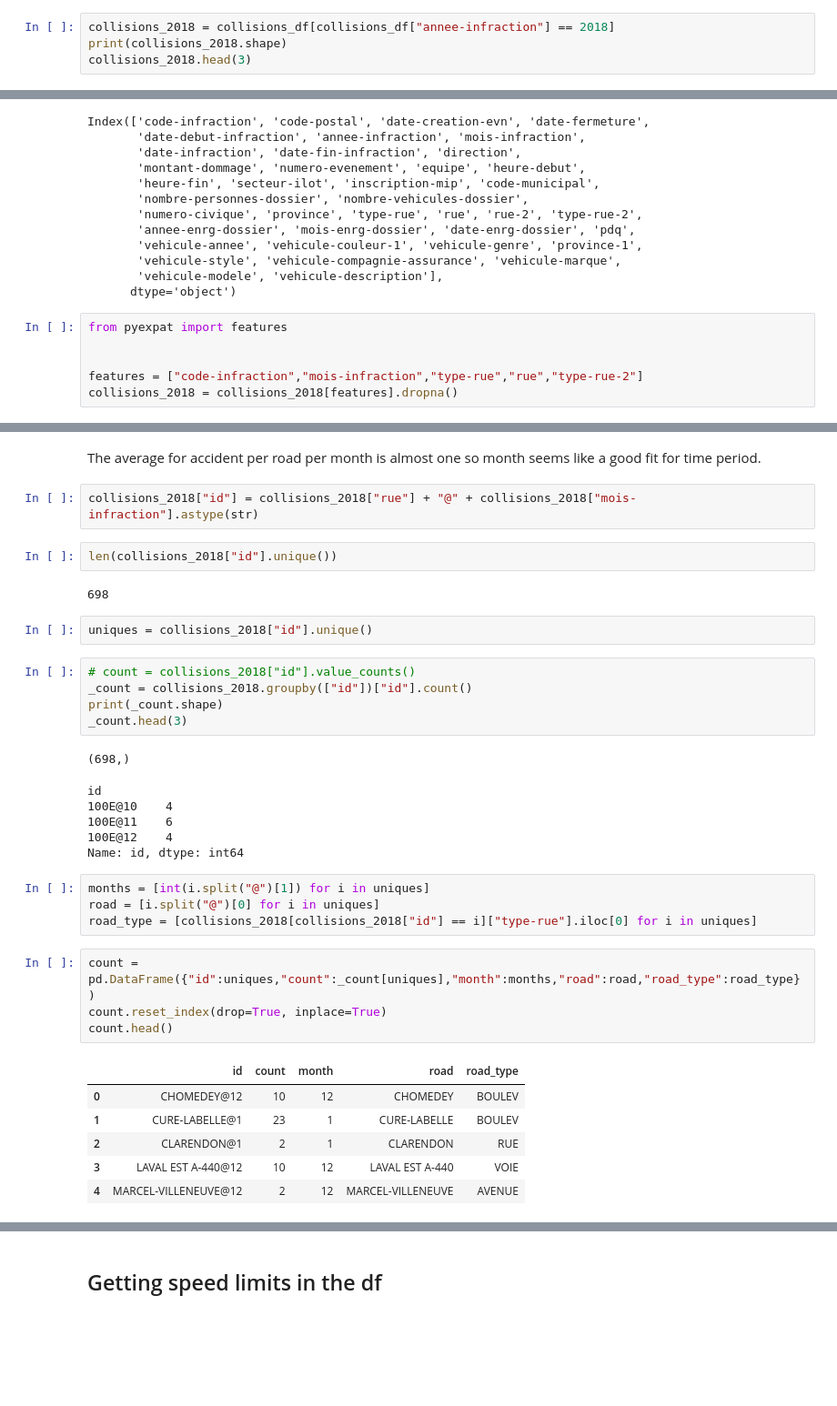
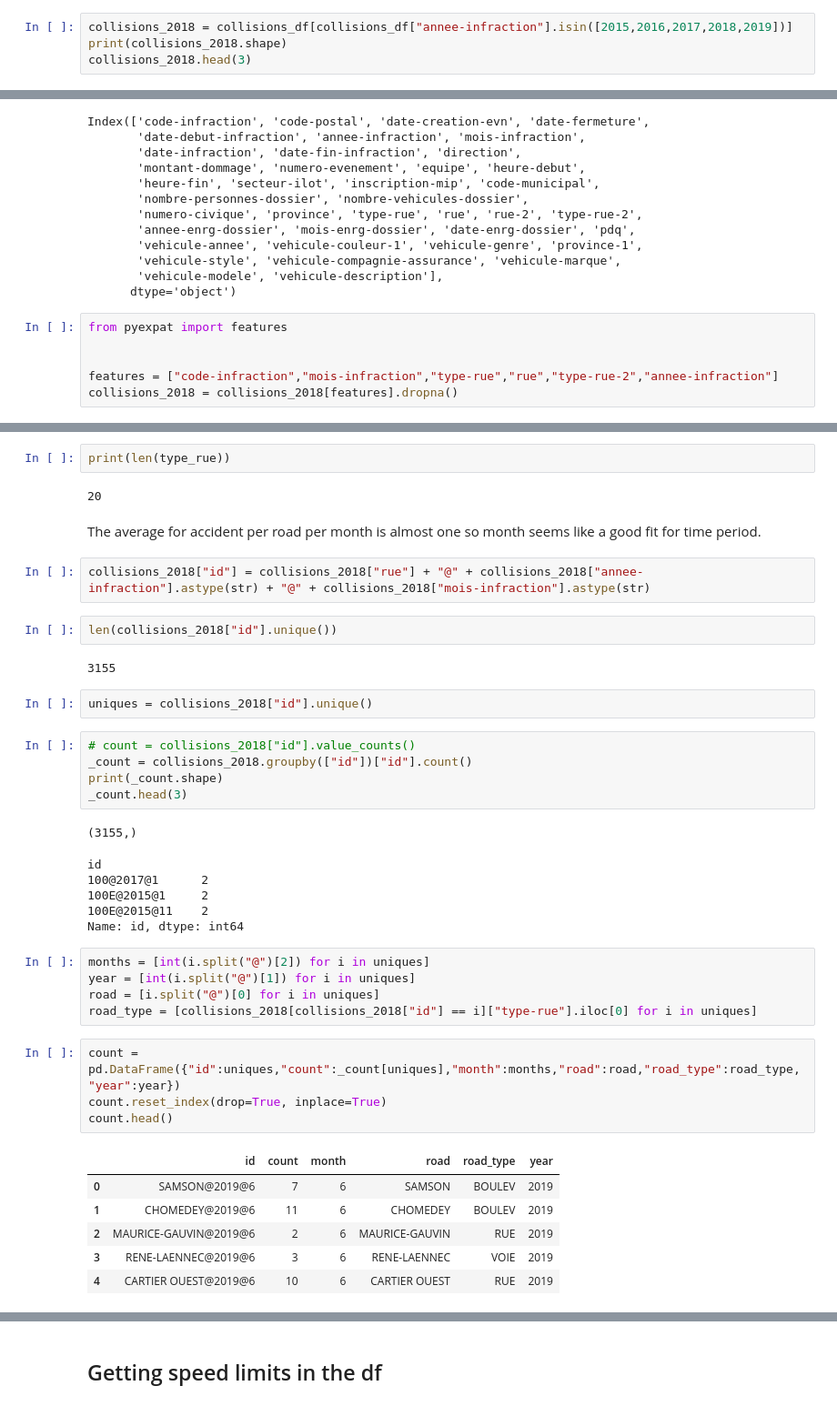
Before and after one commit to raharison-toky/MAIS-hacks-2022, a Jupyter notebook: cleaning.ipynb, the cells around one changed output, grey strips where cells are left out. Shown at 91% size. Cells and saved outputs as stored; diff of their text form; blank space fills up the shorter version.

```diff
--- a/cleaning.ipynb
+++ b/cleaning.ipynb
@@ -61,7 +61,7 @@ collisions_df.head(3)
 | 3 | Collision matérielle de + de 2 000 $ | NaN | 2019-06-30 | 2019-07-05 | 2019-06-30 | ... |
 3 rows × 39 columns
 # %%
-collisions_2018 = collisions_df[collisions_df["annee-infraction"] == 2018]
+collisions_2018 = collisions_df[collisions_df["annee-infraction"].isin([2015,2016,2017,2018,2019])]
 print(collisions_2018.shape)
 collisions_2018.head(3)
 # %% [output]
@@ -90,7 +90,7 @@ Index(['code-infraction', 'code-postal', 'date-creation-evn', 'date-fermeture',
 from pyexpat import features
 
 
-features = ["code-infraction","mois-infraction","type-rue","rue","type-rue-2"]
+features = ["code-infraction","mois-infraction","type-rue","rue","type-rue-2","annee-infraction"]
 collisions_2018 = collisions_2018[features].dropna()
 # %%
 collisions_2018.head()
@@ -115,11 +116,15 @@ print(collisions_2018.shape[0]/len(rues)/12)
+# %%
+print(len(type_rue))
+# %% [output]
+20
 # %% [markdown]
 The average for accident per road per month is almost one so month seems like a good fit for time period.
 # %%
-collisions_2018["id"] = collisions_2018["rue"] + "@" + collisions_2018["mois-infraction"].astype(str)
+collisions_2018["id"] = collisions_2018["rue"] + "@" + collisions_2018["annee-infraction"].astype(str) + "@" + collisions_2018["mois-infraction"].astype(str)
 # %%
 len(collisions_2018["id"].unique())
 # %% [output]
-698
+3155
 # %%
 uniques = collisions_2018["id"].unique()
 # %%
@@ -128,27 +133,28 @@ _count = collisions_2018.groupby(["id"])["id"].count()
 print(_count.shape)
 _count.head(3)
 # %% [output]
-(698,)
+(3155,)
 id
-100E@10    4
-100E@11    6
-100E@12    4
+100@2017@1      2
+100E@2015@1     2
+100E@2015@11    2
 Name: id, dtype: int64
 # %%
-months = [int(i.split("@")[1]) for i in uniques]
+months = [int(i.split("@")[2]) for i in uniques]
+year = [int(i.split("@")[1]) for i in uniques]
 road = [i.split("@")[0] for i in uniques]
 road_type = [collisions_2018[collisions_2018["id"] == i]["type-rue"].iloc[0] for i in uniques]
 # %%
-count = pd.DataFrame({"id":uniques,"count":_count[uniques],"month":months,"road":road,"road_type":road_type})
+count = pd.DataFrame({"id":uniques,"count":_count[uniques],"month":months,"road":road,"road_type":road_type,"year":year})
 count.reset_index(drop=True, inplace=True)
 count.head()
 # %% [output]
-|  | id | count | month | road | road_type |
-| 0 | CHOMEDEY@12 | 10 | 12 | CHOMEDEY | BOULEV |
-| 1 | CURE-LABELLE@1 | 23 | 1 | CURE-LABELLE | BOULEV |
-| 2 | CLARENDON@1 | 2 | 1 | CLARENDON | RUE |
-| 3 | LAVAL EST A-440@12 | 10 | 12 | LAVAL EST A-440 | VOIE |
-| 4 | MARCEL-VILLENEUVE@12 | 2 | 12 | MARCEL-VILLENEUVE | AVENUE |
+|  | id | count | month | road | road_type | year |
+| 0 | SAMSON@2019@6 | 7 | 6 | SAMSON | BOULEV | 2019 |
+| 1 | CHOMEDEY@2019@6 | 11 | 6 | CHOMEDEY | BOULEV | 2019 |
+| 2 | MAURICE-GAUVIN@2019@6 | 2 | 6 | MAURICE-GAUVIN | RUE | 2019 |
+| 3 | RENE-LAENNEC@2019@6 | 3 | 6 | RENE-LAENNEC | VOIE | 2019 |
+| 4 | CARTIER OUEST@2019@6 | 10 | 6 | CARTIER OUEST | RUE | 2019 |
 # %%
 count.shape
 # %% [output]
```
Also changed, not shown: parts of 17 cells of this notebook, 7 other files.
